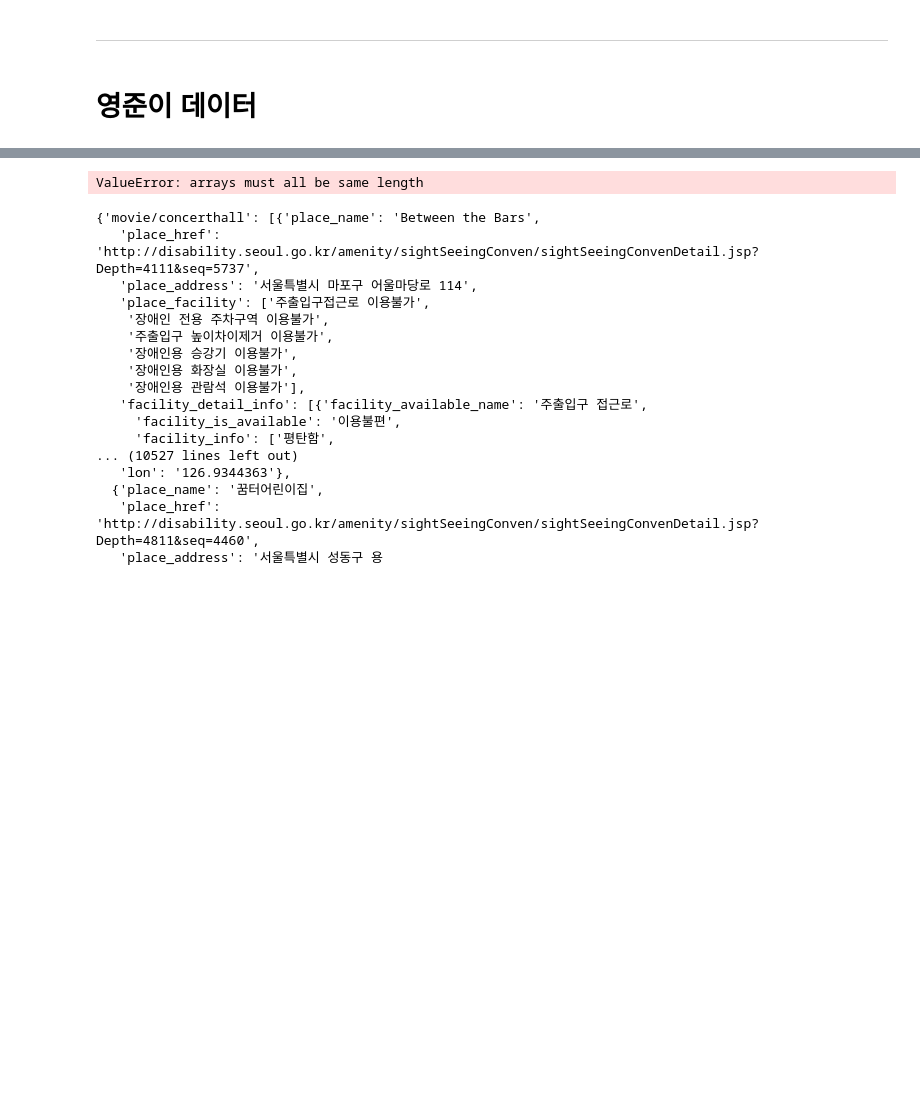
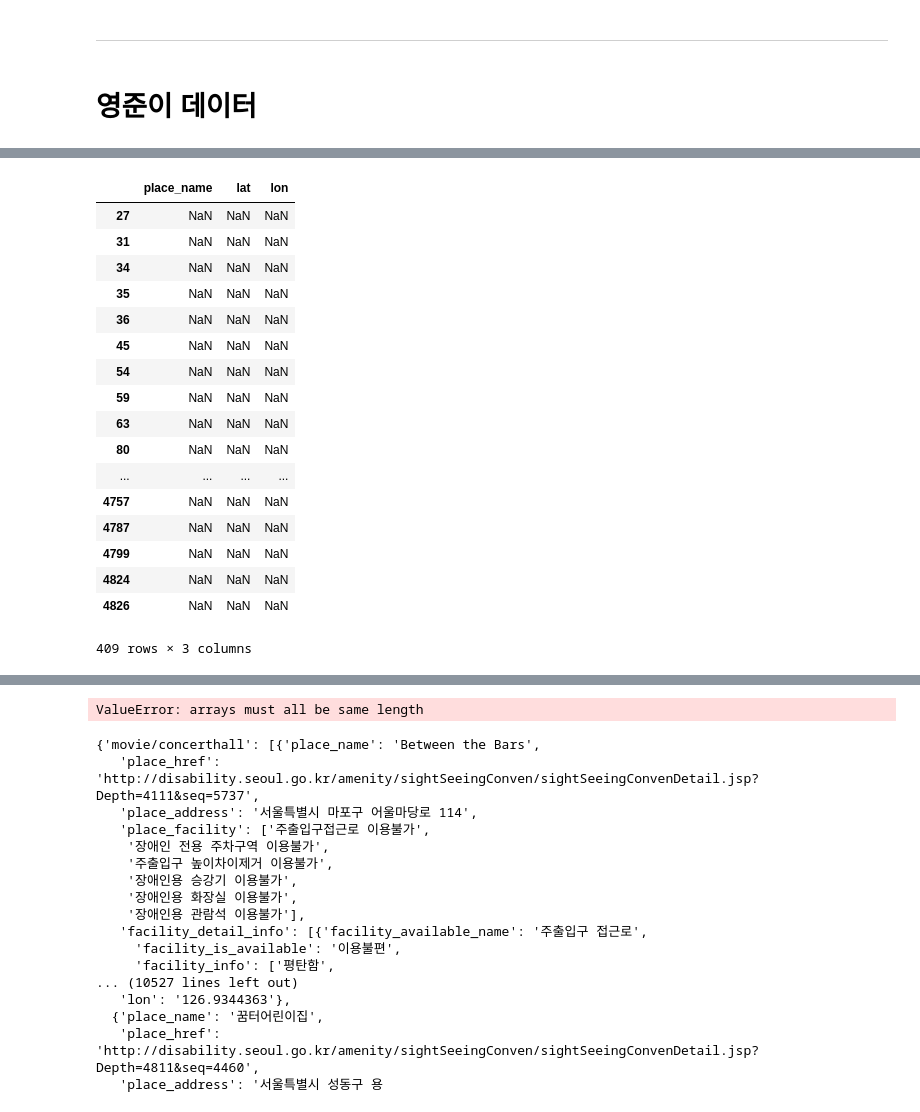
Before and after one commit to BigDataCampus/fresh, a Jupyter notebook: 중복확인하기.ipynb, the cells around one changed output, grey strips where cells are left out. Cells and saved outputs as stored; diff of their text form; code cells hidden in the pictures; blank space fills up the shorter version.

```diff
--- a/중복확인하기.ipynb
+++ b/중복확인하기.ipynb
@@ -90,0 +238,21 @@ memory usage: 203.4+ KB
+# %%
+yj_joongbok[['place_name','lat','lon']][yj_joongbok.isna()]
+# %% [output]
+|  | place_name | lat | lon |
+| 27 | NaN | NaN | NaN |
+| 31 | NaN | NaN | NaN |
+| 34 | NaN | NaN | NaN |
+| 35 | NaN | NaN | NaN |
+| 36 | NaN | NaN | NaN |
+| 45 | NaN | NaN | NaN |
+| 54 | NaN | NaN | NaN |
+| 59 | NaN | NaN | NaN |
+| 63 | NaN | NaN | NaN |
+| 80 | NaN | NaN | NaN |
+| ... | ... | ... | ... |
+| 4757 | NaN | NaN | NaN |
+| 4787 | NaN | NaN | NaN |
+| 4799 | NaN | NaN | NaN |
+| 4824 | NaN | NaN | NaN |
+| 4826 | NaN | NaN | NaN |
+409 rows × 3 columns
```
Also changed, not shown: parts of 23 cells of this notebook, 3 other files.
